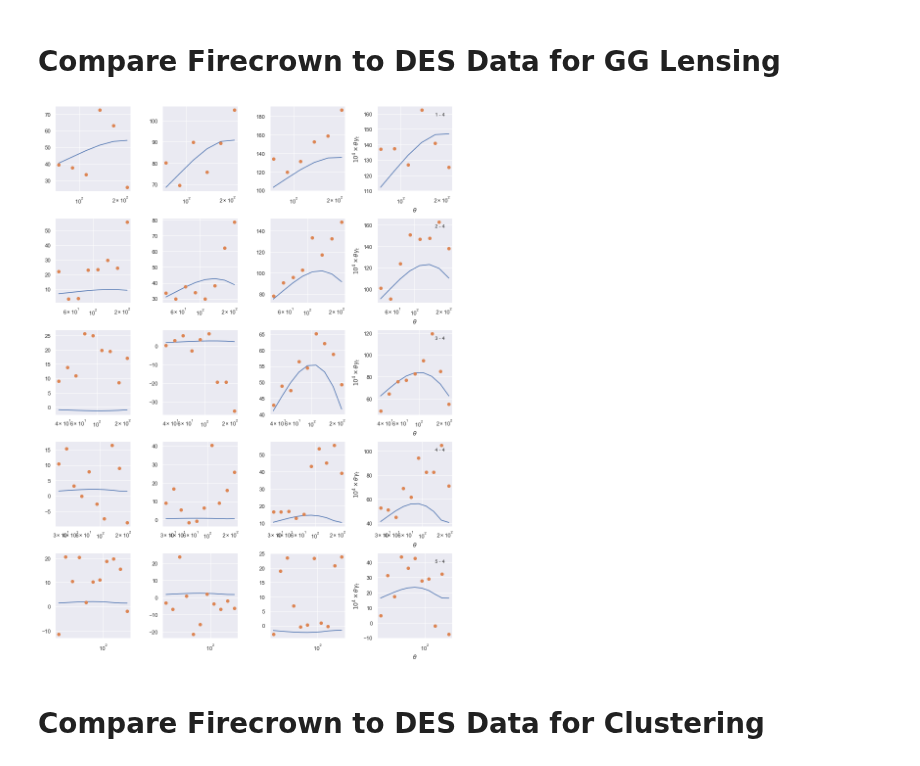
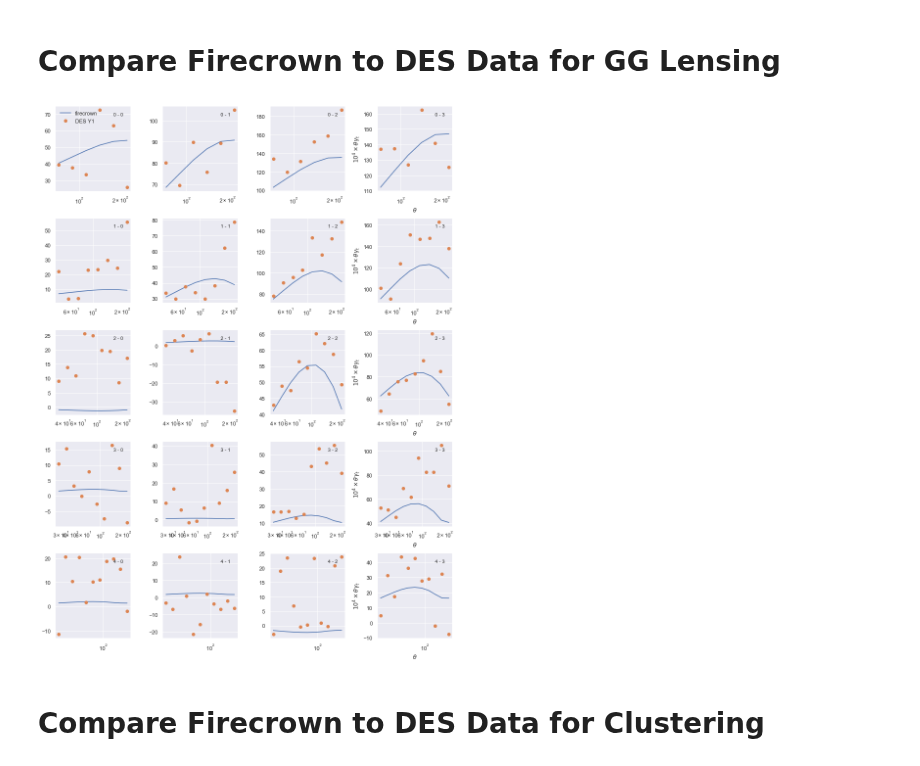
Before and after one commit to LSSTDESC/firecrown, a Jupyter notebook: examples/des_y1_3x2pt/plot_des_data_model.ipynb, the cells around one changed output. Drawn from its saved outputs; the diff is of its cells as text; code cells hidden in the pictures.

```diff
--- a/examples/des_y1_3x2pt/plot_des_data_model.ipynb
+++ b/examples/des_y1_3x2pt/plot_des_data_model.ipynb
@@ -8,7 +8,7 @@ import seaborn as sns
 sns.set()
 # %%
 # set this to your local analysis ID
-ANALYSIS_ID = 'ae9ac195b4a14740b7bf89fc4dc12c87'
+ANALYSIS_ID = '024b6857d43f4f909d642dbbad0b051a'
 # %% [markdown]
 The DES data vector is `[src-src, lens-src, lens-lens]` where
 all unique combinations are kept except that only the diagonal `lens-lens` combinations are kept.
@@ -18,13 +20,15 @@ n_lens = 5
+# %%
+des_data = sacc.Sacc.load_fits('des_y1_3x2pt_sacc_data.fits')
+fc_data = sacc.Sacc.load_fits('output_%s/statistics/two_point/sacc_predicted.fits' % ANALYSIS_ID)
 # %% [markdown]
 # Plot the Redshift Distributions
 # %%
 fig, axs = plt.subplots(nrows=1, ncols=2, figsize=(12, 6))
 
 ax = axs[0]
-for i in range(1, n_lens+1):
-    df = pd.read_csv('./des_data/dndz_lens%d.csv' % i)
-    df['dndz'] /= np.sum(df['dndz'])
-    ax.plot(df['z'], df['dndz'], label='lens %d' % i)
+for i in range(n_lens):
+    tr = fc_data.get_tracer('lens%d' % i)
+    ax.plot(tr.z, tr.nz/np.sum(tr.nz), label='lens %d' % i)
 
 ax.set_xlabel('z')
 ax.set_ylabel('dn/dz')
@@ -32,10 +36,9 @@ ax.legend(loc=1, frameon=False)
 ax.set_xlim(0.0, 1.5)
 
 ax = axs[1]
-for i in range(1, n_src+1):
-    df = pd.read_csv('./des_data/dndz_src%d.csv' % i)
-    df['dndz'] /= np.sum(df['dndz'])
-    ax.plot(df['z'], df['dndz'], label='src %d' % i)
+for i in range(n_src):
+    tr = fc_data.get_tracer('src%d' % i)
+    ax.plot(tr.z, tr.nz/np.sum(tr.nz), label='src %d' % i)
 
 ax.set_xlabel('z')
 ax.set_ylabel('dn/dz')
@@ -145,44 +160,51 @@ plt.tight_layout()
 # %%
 fig, axs = plt.subplots(nrows=5, ncols=4, figsize=(12, 16))
 
-for lensi in range(1, n_lens+1):
-    for srcj in range(1, n_src+1):
-        ax = axs[lensi-1, srcj-1]
+for lensi in range(n_lens):
+    for srcj in range(n_src):
+        ax = axs[lensi, srcj]
 
         # read in the firecrown
-        data = pd.read_csv('output_%s/two_point/gammat_lens%d_src%d.csv' % (
-            ANALYSIS_ID, lensi, srcj))
+        theta, xi = fc_data.get_theta_xi(
+            'galaxy_shearDensity_xi_t',
+            'lens%d' % lensi,
+            'src%d' % srcj)
 
         # this is a factor of 10^4 x theta to take out the dynamic range
-        fac = 1e4 * data['ell_or_theta'].array.to_numpy()
+        fac = 1e4 * theta
 
         # firecrown
         ax.semilogx(
-            data['ell_or_theta'],
-            fac * data['predicted_statistic'].array.to_numpy(),
+            theta,
+            fac * xi,
             label='firecrown')
 
+        theta, xi = des_data.get_theta_xi(
+            'galaxy_shearDensity_xi_t',
+            'lens%d' % lensi,
+            'src%d' % srcj)
+
         ax.semilogx(
-            data['ell_or_theta'],
-            fac * data['measured_statistic'],
+            theta,
+            fac * xi,
             'o',
-            label='SRD v1')
+            label='DES Y1')
 
-    if lensi == 1 and srcj == 1:
-        ax.legend(loc=3, frameon=False)
+        if lensi == 0 and srcj == 0:
+            ax.legend(loc=2, frameon=False)
 
-    ax.text(
-        0.9, 0.9, '%d - %d' % (lensi, srcj),
-        horizontalalignment='right',
-        verticalalignment='center',
-        transform=ax.transAxes)
+        ax.text(
+            0.9, 0.9, '%d - %d' % (lensi, srcj),
+            horizontalalignment='right',
+            verticalalignment='center',
+            transform=ax.transAxes)
 
     ax.set_xlabel(r'$\theta$')
     ax.set_ylabel(r'$10^{4}\times\theta\gamma_{t}$')
 
 plt.tight_layout()
 # %% [output]
-[figure, old version]
+[figure, new version]
 # %% [markdown]
 # Compare Firecrown to DES Data for Clustering
 # %%
```
Also changed, not shown: parts of 5 cells of this notebook, 6 other files.
